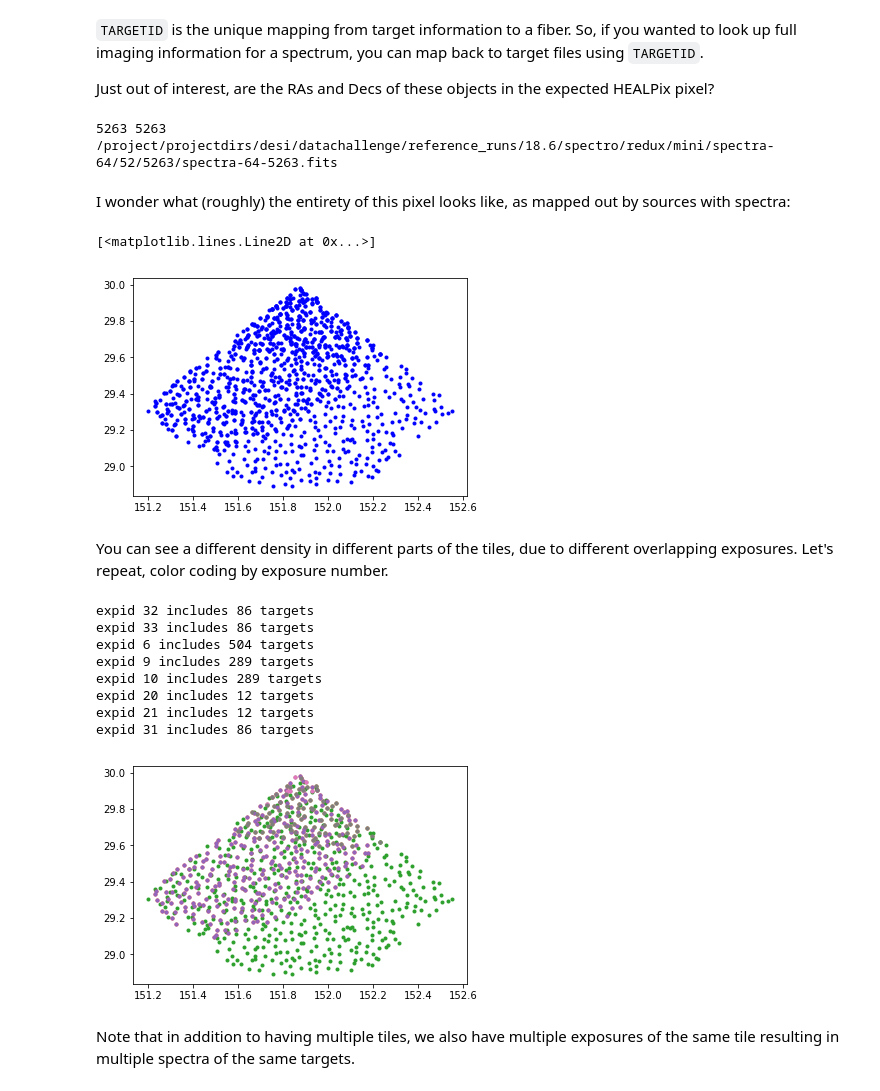
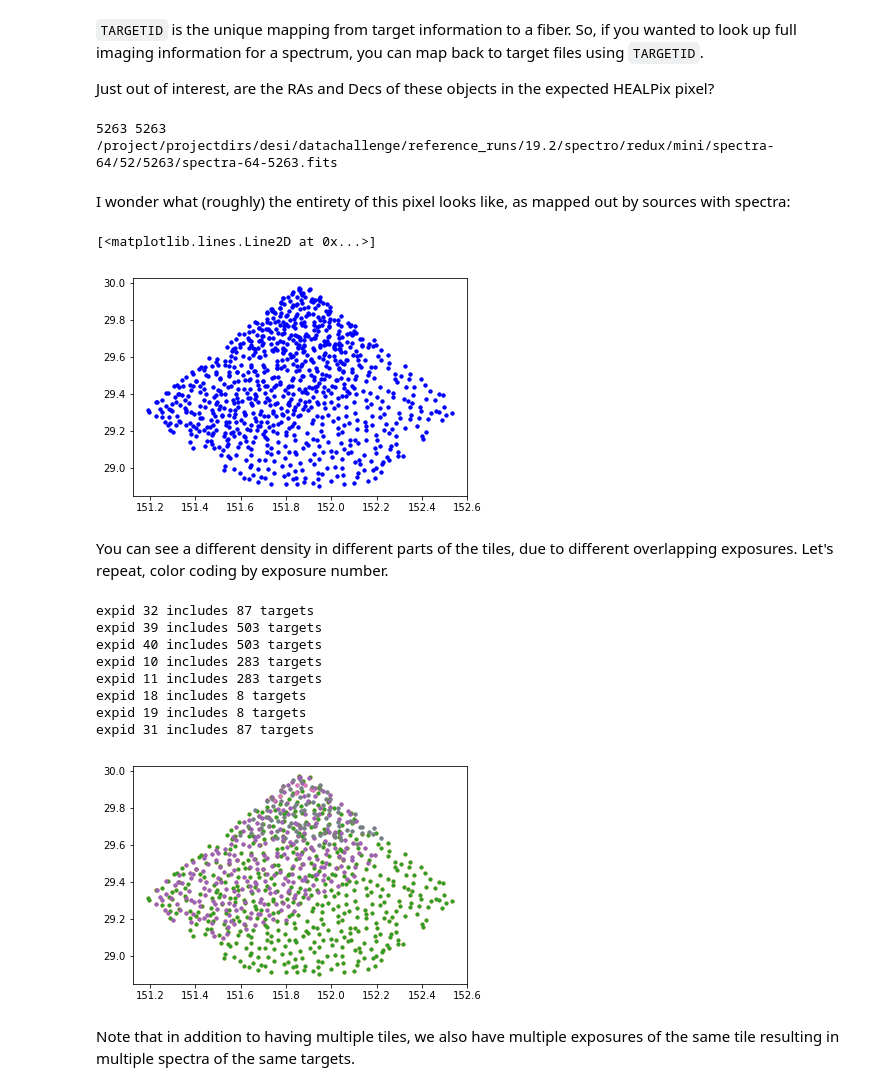
Before and after one commit to desihub/tutorials, a Jupyter notebook: Intro_to_DESI_spectra.ipynb, the cells around one changed output. Saved outputs shown, nothing was run; the diff lists cells and outputs as text; code cells hidden in the pictures.

```diff
--- a/Intro_to_DESI_spectra.ipynb
+++ b/Intro_to_DESI_spectra.ipynb
@@ -211,36 +211,36 @@ fm.dtype.descr
 
 Just out of interest, are the RAs and Decs of these objects in the expected HEALPix pixel?
 # %%
-pixnums = hp.ang2pix(64, fm["RA_TARGET"], fm["DEC_TARGET"], nest=True, lonlat=True)
+pixnums = hp.ang2pix(64, fm["TARGET_RA"], fm["TARGET_DEC"], nest=True, lonlat=True)
 print(np.min(pixnums),np.max(pixnums))
 print(specfilename)
 # %% [output]
 5263 5263
-/project/projectdirs/desi/datachallenge/reference_runs/18.6/spectro/redux/mini/spectra-64/52/5263/spectra-64-5263.fits
+/project/projectdirs/desi/datachallenge/reference_runs/19.2/spectro/redux/mini/spectra-64/52/5263/spectra-64-5263.fits
 # %% [markdown]
 I wonder what (roughly) the entirety of this pixel looks like, as mapped out by sources with spectra:
 # %%
-plt.plot(fm["RA_TARGET"],fm["DEC_TARGET"],'b.')
+plt.plot(fm["TARGET_RA"],fm["TARGET_DEC"],'b.')
 # %% [output]
 [<matplotlib.lines.Line2D at 0x...>]
-[figure, old version]
+[figure, new version]
 # %% [markdown]
 You can see a different density in different parts of the tiles, due to different overlapping exposures.  Let's repeat, color coding by exposure number.
 # %%
 for expid in set(fm['EXPID']):
     ii = (fm['EXPID'] == expid)
     print('expid {} includes {} targets'.format(expid, np.count_nonzero(ii)))
-    plot(fm['RA_TARGET'][ii], fm['DEC_TARGET'][ii], '.')
+    plot(fm['TARGET_RA'][ii], fm['TARGET_DEC'][ii], '.')
 # %% [output]
-expid 32 includes 86 targets
-expid 33 includes 86 targets
-expid 6 includes 504 targets
-expid 9 includes 289 targets
-expid 10 includes 289 targets
-expid 20 includes 12 targets
-expid 21 includes 12 targets
-expid 31 includes 86 targets
+expid 32 includes 87 targets
+expid 39 includes 503 targets
+expid 40 includes 503 targets
+expid 10 includes 283 targets
+expid 11 includes 283 targets
+expid 18 includes 8 targets
+expid 19 includes 8 targets
+expid 31 includes 87 targets
-[figure, old version]
+[figure, new version]
 # %% [markdown]
 Note that in addition to having multiple tiles, we also have multiple exposures of the same tile resulting in multiple spectra of the same targets.
 # %%
```
Also changed, not shown: parts of 33 cells of this notebook.
